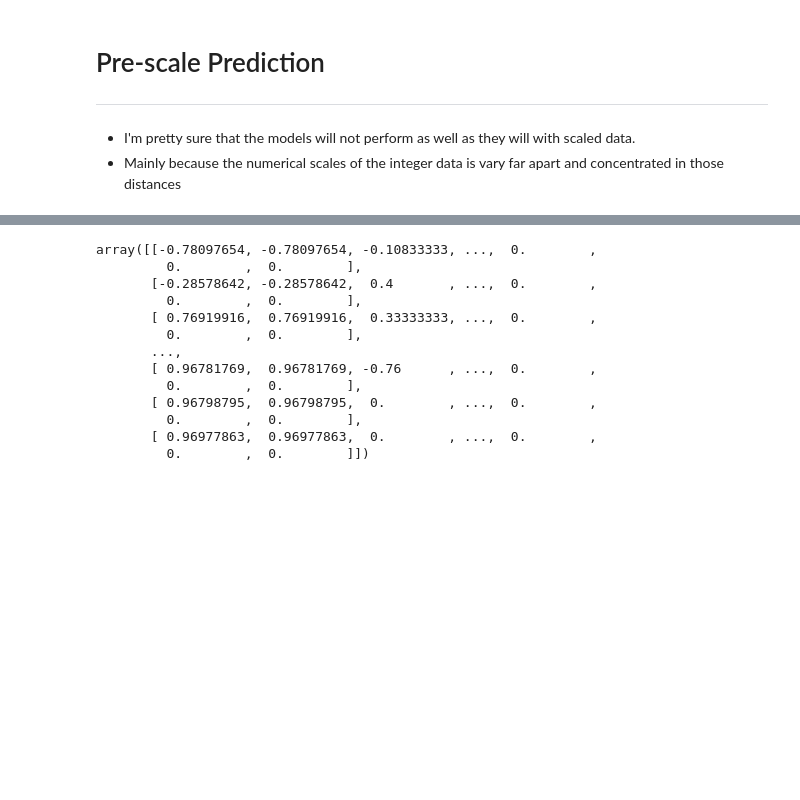
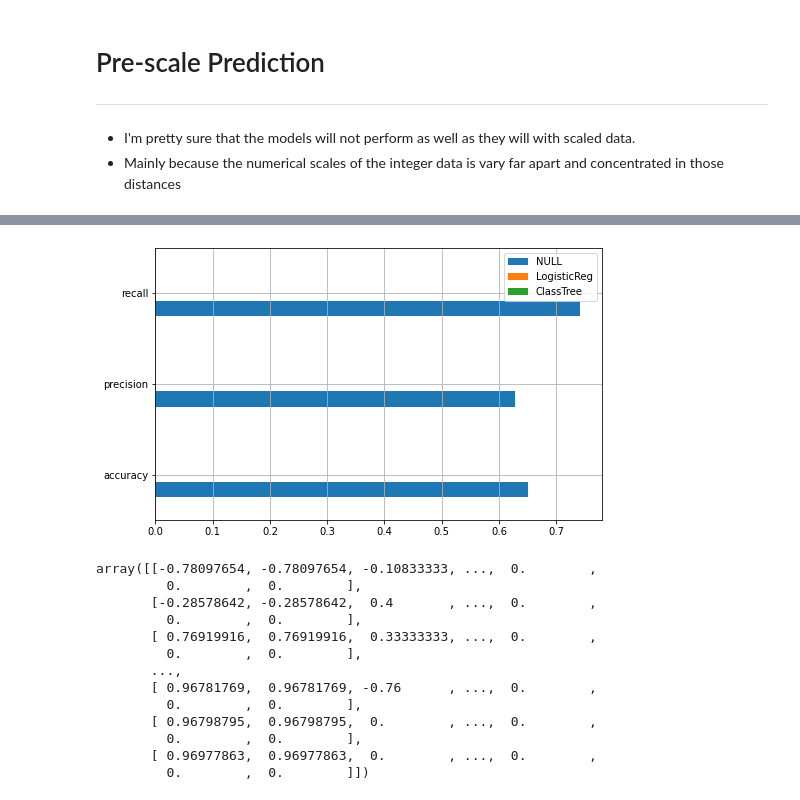
Before and after one commit to oh-be/Predicting-Credit-Risk, a Jupyter notebook: Credit Risk Evaluator.ipynb, the cells around one changed output, grey strips where cells are left out. Saved outputs shown, nothing was run; the diff lists cells and outputs as text; code cells hidden in the pictures; blank space fills up the shorter version.

```diff
--- a/Credit Risk Evaluator.ipynb
+++ b/Credit Risk Evaluator.ipynb
@@ -207,6 +213,8 @@ metrics = pd.DataFrame(index=['accuracy', 'precision', 'recall'],columns=['NULL'
 * False Negative = A person that will be predicted as low_risk but is actually HIGH_risk (very bad!!!)
 # %%
 import numpy as np
+# %%
+y_train = pd.DataFrame(y_train)
 # %%
 y_pred_test = np.repeat(y_train.value_counts().idxmax(), y_test.size)
 metrics.loc['accuracy', 'NULL'] = accuracy_score(y_pred = y_pred_test, y_true = y_test)
@@ -225,5 +239,14 @@ CMatrix(CM)
 # %%
 # Train the Logistic Regression model on the unscaled data and print the model score
 from sklearn.linear_model import LogisticRegression
-classifier = LogisticRegression()
-classifier
+logistic_regression = LogisticRegression(n_jobs=-1, random_state=15)
+logistic_regression.fit(X_train,y_train)
+
+y_pred_test = logistic_regression.predict(X_test)
+
+metrics.loc['accuracy', 'NULL'] = accuracy_score(y_pred = y_pred_test, y_true = y_test)
+metrics.loc['precision', 'NULL'] = precision_score(y_pred = y_pred_test, y_true = y_test)
+metrics.loc['recall', 'NULL'] = recall_score(y_pred = y_pred_test, y_true = y_test)
+
+CM = confusion_matrix(y_pred=y_pred_test, y_true=y_test)
+CMatrix(CM)
@@ -230,2 +259,16 @@ classifier
 # %%
 # Train a Random Forest Classifier model and print the model score
+# %%
+from sklearn.tree import DecisionTreeClassifier
+
+class_tree = DecisionTreeClassifier(min_samples_split=30, min_samples_leaf=10, random_state=10)
+
+class_tree.fit(X_train, y_train)
+
+y_pred_test = class_tree.predict(X_test)
+metrics.loc['accuracy', 'NULL'] = accuracy_score(y_pred = y_pred_test, y_true = y_test)
+metrics.loc['precision', 'NULL'] = precision_score(y_pred = y_pred_test, y_true = y_test)
+metrics.loc['recall', 'NULL'] = recall_score(y_pred = y_pred_test, y_true = y_test)
+
+CM = confusion_matrix(y_pred=y_pred_test, y_true=y_test)
+CMatrix(CM)
@@ -232,3 +284,9 @@ classifier
+# %%
+fig, ax = plt.subplots(figsize=(8,5))
+metrics.plot(kind='barh', ax=ax)
+ax.grid();
+# %% [output]
+[figure, added]
 # %%
 # Scale the data
 # %%
```
Also changed, not shown: parts of 10 cells of this notebook.
